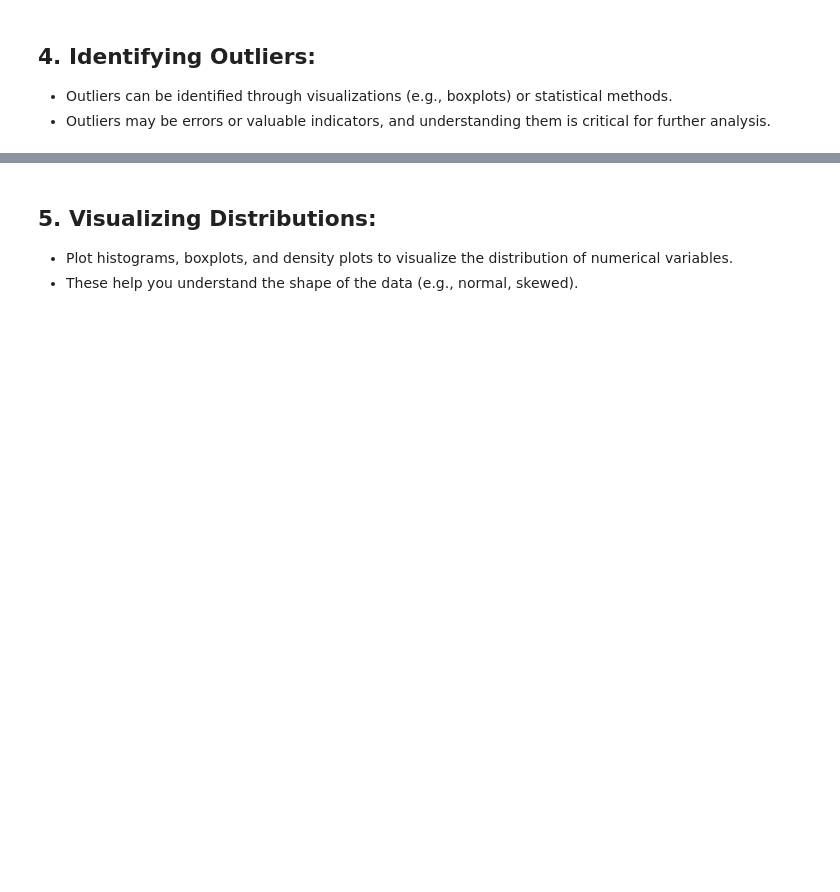
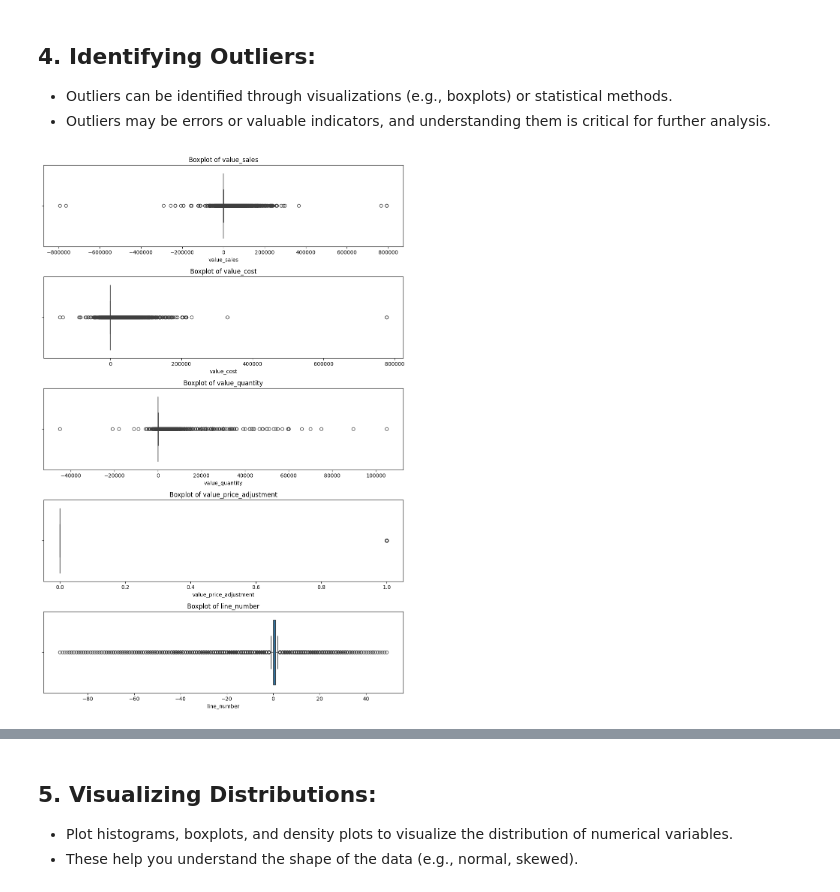
Before and after one commit to C4PT41N4545/BUSA8000-LuminaTech_Analytics_Project, a Jupyter notebook: notebooks/exploratory_analysis.ipynb, the cells around one changed output, grey strips where cells are left out. Saved outputs shown, nothing was run; the diff lists cells and outputs as text; code cells hidden in the pictures; blank space fills up the shorter version.

Commit message:
fix data type, show outliers, summary, visualise distribution

```diff
--- a/notebooks/exploratory_analysis.ipynb
+++ b/notebooks/exploratory_analysis.ipynb
@@ -155,3 +155,17 @@ rows: 1,988,382 | columns: 41
 | 3 | 20120518 | 2012 | 11 | 2012 | 5 | 18 | 101 | ... |
 | 4 | 20120109 | 2012 | 7 | 2012 | 1 | 9 | 101 | ... |
 5 rows × 41 columns
+# %%
+# fix data type of 'Date' column
+df['accounting_date'] = pd.to_datetime(df['accounting_date'], format='%Y%m%d')
+
+df['invoice_date'] = pd.to_datetime(df['invoice_date'], format='%Y%m%d')
+
+df['order_date'] = pd.to_datetime(df['order_date'], format='%Y%m%d')
+
+df['fiscal_date'] = pd.to_datetime(df['fiscal_year'].astype(str) + '-' + df['fiscal_month'].astype(str) + '-01', format='%Y-%m-%d')
+
+df['calendar_date'] = pd.to_datetime(df['calendar_year'].astype(str) + '-' + df['calendar_month'].astype(str) + '-' + df['calendar_day'].astype(str), format='%Y-%m-%d')
+
+#drop month and year columns
+df.drop(['fiscal_year', 'fiscal_month', 'calendar_year', 'calendar_month', 'calendar_day'], axis=1, inplace=True)
@@ -157,0 +201,11 @@ rows: 1,988,382 | columns: 41
+# %%
+#fix data type for numerical columns to object
+df['company_code'] = df['company_code'].astype(str)
+
+df['customer_district_code'] = df['customer_district_code'].astype(str)
+
+df['item_source_class'] = df['item_source_class'].astype(str)
+
+df['invoice_number'] = df['invoice_number'].astype(str)
+
+df['item_type'] = df['item_type'].astype(str)
@@ -164,3 +264,6 @@ rows: 1,988,382 | columns: 41
+# %%
+#drop columns with high missing values
+df.drop(['item_source_class'], axis=1, inplace=True)
 # %% [markdown]
 ## 3. Summary Statistics:
 
@@ -171,3 +287,18 @@ rows: 1,988,382 | columns: 41
 
 - Outliers can be identified through visualizations (e.g., boxplots) or statistical methods.
 - Outliers may be errors or valuable indicators, and understanding them is critical for further analysis.
+# %%
+# Create a figure with subplots
+fig, axes = plt.subplots(nrows=len(df.select_dtypes(exclude=['object', 'datetime']).columns), ncols=1, figsize=(10, 3 * len(df.select_dtypes(exclude=['object', 'datetime']).columns)))
+
+# Loop through each numerical column and create a boxplot
+for ax, col in zip(axes, df.select_dtypes(exclude=['object', 'datetime']).columns):
+    sns.boxplot(data=df, x=col, ax=ax)
+    ax.set_title(f'Boxplot of {col}')
+    ax.set_xticklabels(ax.get_xticklabels(), rotation=0)
+
+# Adjust layout
+plt.tight_layout()
+plt.show()
+# %% [output]
+[figure, added]
```
Also changed, not shown: parts of 14 cells of this notebook.
